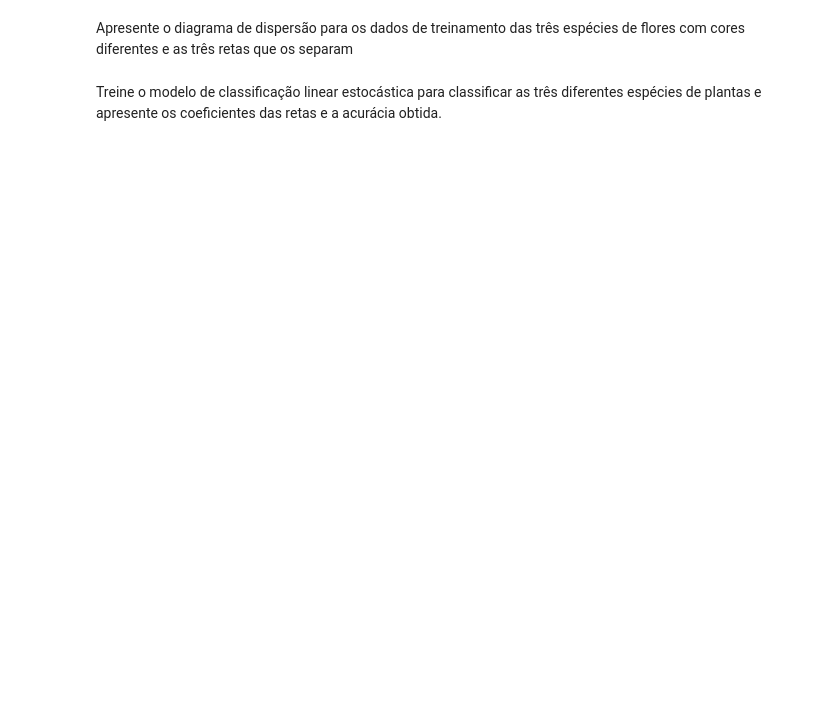
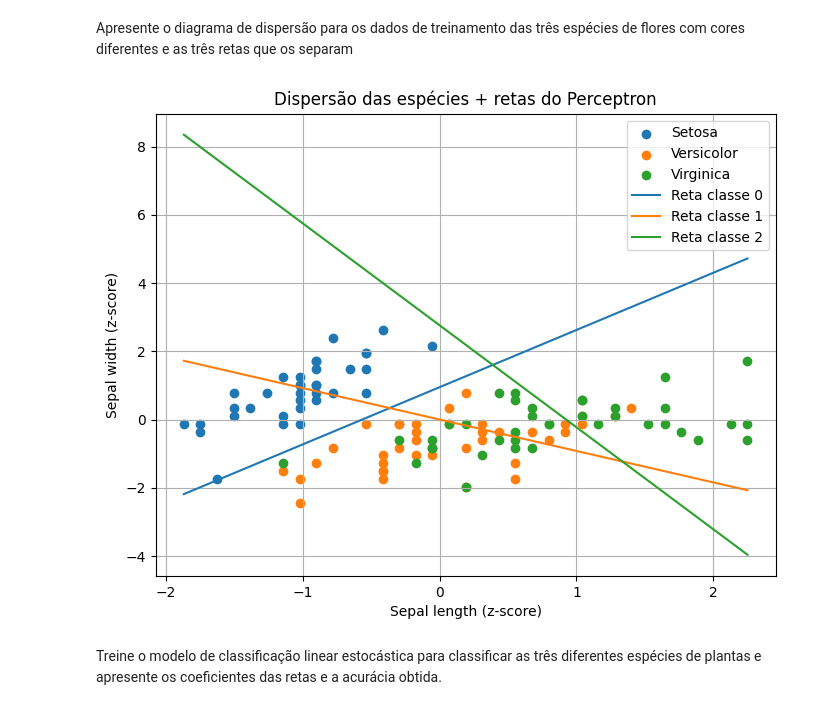
Before and after one commit to PatrikiGss/CIENCIA_DE_DADOS, a Jupyter notebook: patriki/aula 5/regressão-multivariada-ex3.ipynb, the cells around one changed output. Drawn from its saved outputs; the diff is of its cells as text; code cells hidden in the pictures; blank space fills up the shorter version.

```diff
--- a/patriki/aula 5/regressão-multivariada-ex3.ipynb
+++ b/patriki/aula 5/regressão-multivariada-ex3.ipynb
@@ -319,2 +399,19 @@ Divida o dataset em conjunto de treinamento (75%) e teste (25%). Use random_stat
 # %% [markdown]
 Treine o modelo rígido (perceptron) para classificar as três diferentes espécies de plantas e apresente os coeficientes das retas e a acurácia obtida.
+# %%
+from sklearn.linear_model import Perceptron
+from sklearn.metrics import accuracy_score
+
+modelo = Perceptron(random_state=0)
+modelo.fit(X_train, y_train)
+
+y_pred = modelo.predict(X_test)
+
+acc = accuracy_score(y_test, y_pred)
+
+print('Coeficientes w1 e w2 das três retas')
+print (modelo.coef_)
+print('Coeficiente w0 das três retas')
+print (modelo.intercept_)
+print('Acurácia do modelo')
+print(acc)
@@ -321,4 +427,31 @@ Treine o modelo rígido (perceptron) para classificar as três diferentes espéc
 # %% [markdown]
 Apresente o diagrama de dispersão para os dados de treinamento das três espécies de flores com cores diferentes e as três retas que os separam
+# %%
+import numpy as np
+import matplotlib.pyplot as plt
+
+# Scatter das espécies
+plt.figure(figsize=(8,6))
+plt.scatter(X_train[y_train==0,0], X_train[y_train==0,1], label='Setosa')
+plt.scatter(X_train[y_train==1,0], X_train[y_train==1,1], label='Versicolor')
+plt.scatter(X_train[y_train==2,0], X_train[y_train==2,1], label='Virginica')
+
+# Linhas das 3 retas (modelo one-vs-rest)
+x_vals = np.linspace(X_train[:,0].min(), X_train[:,0].max(), 50)
+
+for i in range(3):
+    w1, w2 = modelo.coef_[i]
+    w0 = modelo.intercept_[i]
+    y_vals = -(w1/w2)*x_vals - (w0/w2)
+    plt.plot(x_vals, y_vals, label=f'Reta classe {i}')
+
+plt.xlabel('Sepal length (z-score)')
+plt.ylabel('Sepal width (z-score)')
+plt.title('Dispersão das espécies + retas do Perceptron')
+plt.legend()
+plt.grid(True)
+plt.show()
+# %% [output]
+[figure, added]
 # %% [markdown]
 Treine o modelo de classificação linear estocástica para classificar as três diferentes espécies de plantas e apresente os coeficientes das retas e a acurácia obtida.
```
Also changed, not shown: parts of 6 cells of this notebook.
